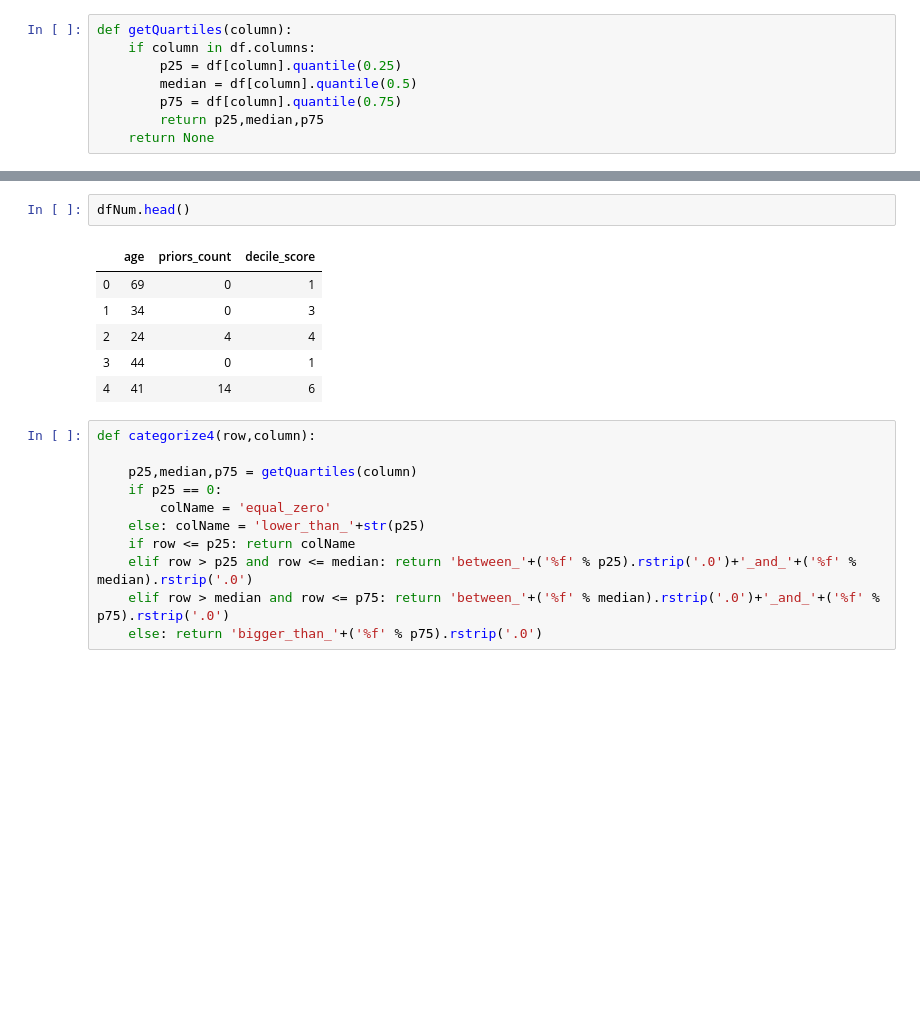
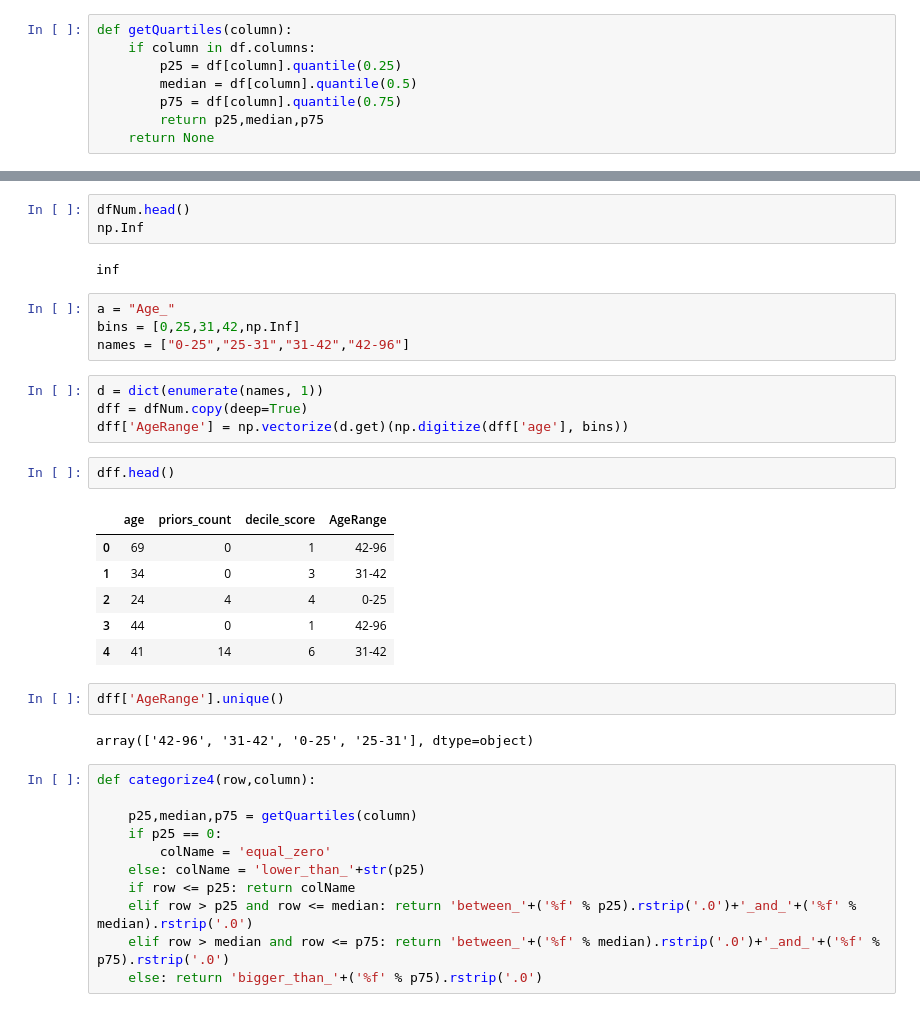
Before and after one commit to rohit-nlp/discrimination-web-app, a Jupyter notebook: Example Datasets/Dataset Setup.ipynb, the cells around one changed output, grey strips where cells are left out. Cells and saved outputs as stored; diff of their text form; blank space fills up the shorter version.

```diff
--- a/Example Datasets/Dataset Setup.ipynb
+++ b/Example Datasets/Dataset Setup.ipynb
@@ -243,12 +253,29 @@ getQuartiles('age')
 # %%
 dfNum.head()
+np.Inf
 # %% [output]
-|  | age | priors_count | decile_score |
-| 0 | 69 | 0 | 1 |
-| 1 | 34 | 0 | 3 |
-| 2 | 24 | 4 | 4 |
-| 3 | 44 | 0 | 1 |
-| 4 | 41 | 14 | 6 |
+inf
+# %%
+a = "Age_"
+bins = [0,25,31,42,np.Inf]
+names = ["0-25","25-31","31-42","42-96"]
+# %%
+d = dict(enumerate(names, 1))
+dff = dfNum.copy(deep=True)
+dff['AgeRange'] = np.vectorize(d.get)(np.digitize(dff['age'], bins))
+# %%
+dff.head()
+# %% [output]
+|  | age | priors_count | decile_score | AgeRange |
+| 0 | 69 | 0 | 1 | 42-96 |
+| 1 | 34 | 0 | 3 | 31-42 |
+| 2 | 24 | 4 | 4 | 0-25 |
+| 3 | 44 | 0 | 1 | 42-96 |
+| 4 | 41 | 14 | 6 | 31-42 |
+# %%
+dff['AgeRange'].unique()
+# %% [output]
+array(['42-96', '31-42', '0-25', '25-31'], dtype=object)
 # %%
 def categorize4(row,column):
 
```
Also changed, not shown: parts of 14 cells of this notebook, 12 other files.
